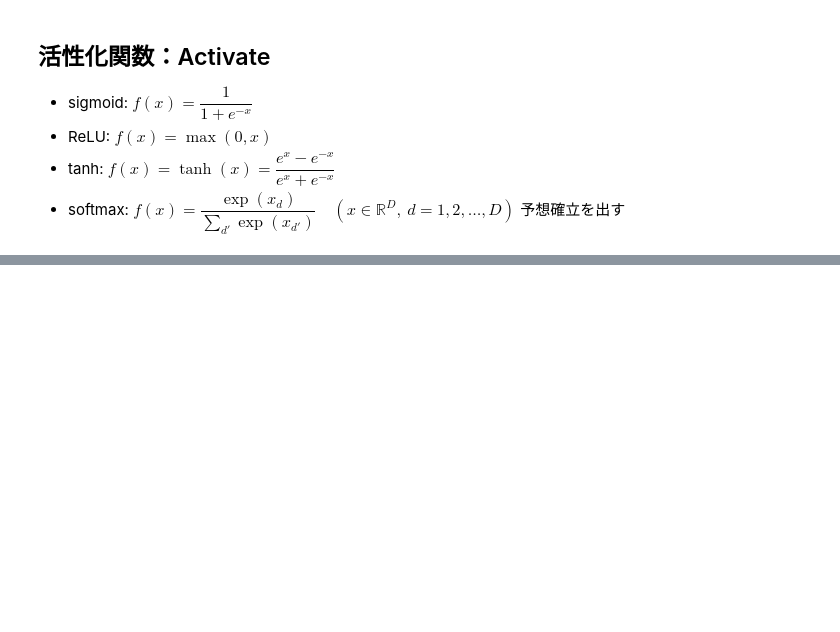
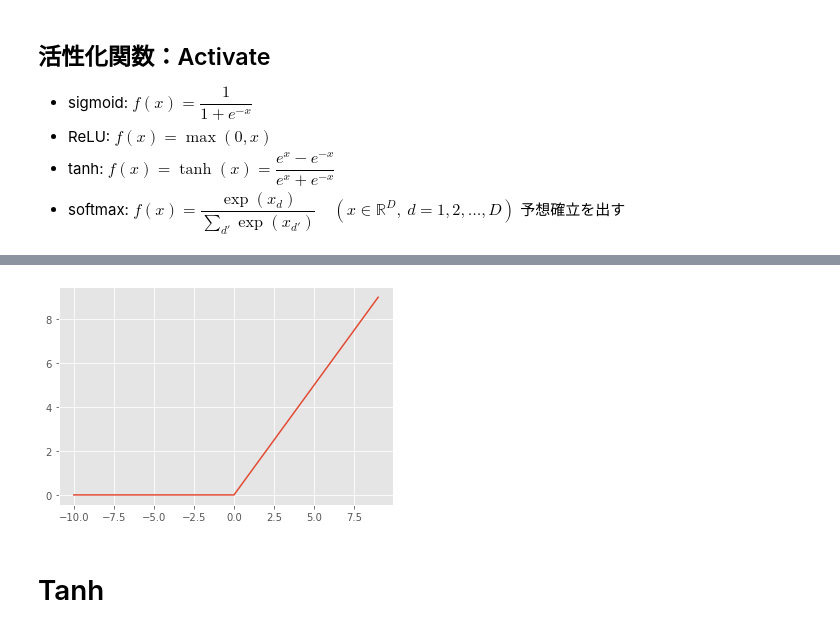
Before and after one commit to Strix9289/Introduction-of-Deep-Learning, a Jupyter notebook: Activation.ipynb, the cells around one changed output, grey strips where cells are left out. Cells and saved outputs as stored; diff of their text form; code cells hidden in the pictures; blank space fills up the shorter version.

```diff
--- a/Activation.ipynb
+++ b/Activation.ipynb
@@ -23,0 +120,13 @@
+# %%
+def ReLU(x):
+  return x * (x > 0)
+# %%
+#np.arange(左端、右端、どのくらいで刻むか)
+x = np.arange(-10,10,1)
+y = ReLU(x)
+plt.plot(x,y)
+plt.show()
+# %% [output]
+[figure, added]
+# %% [markdown]
+# Tanh
```
Also changed, not shown: parts of 23 cells of this notebook.
